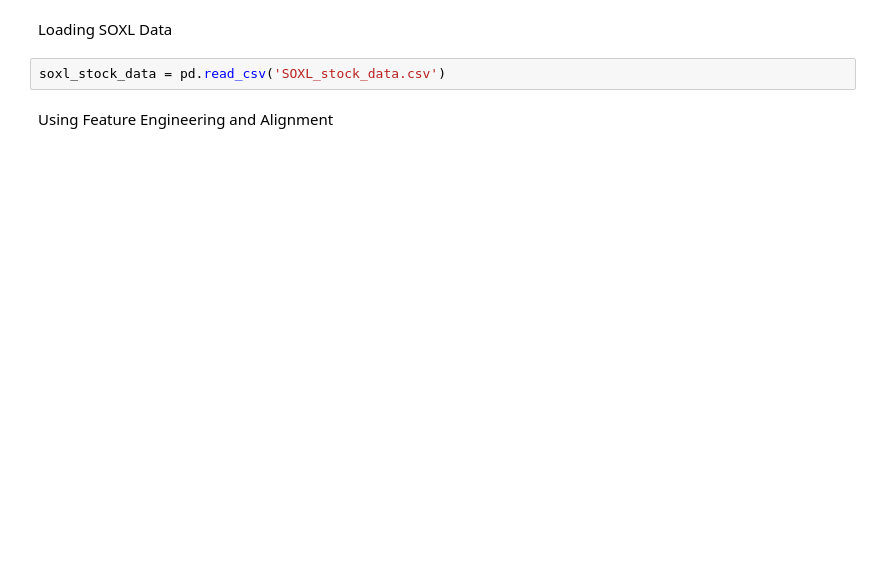
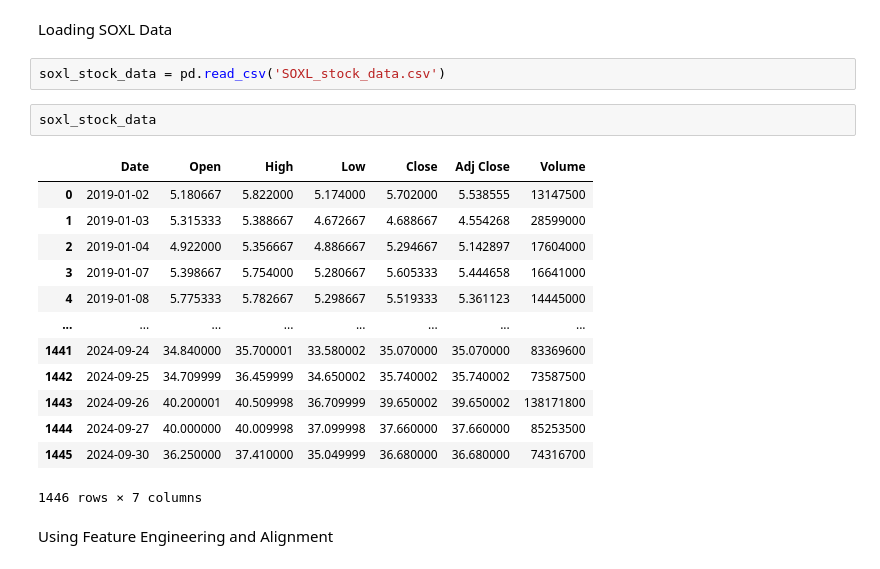
Before and after one commit to rbidini/DeepLearnProject, a Jupyter notebook: Project Submission.ipynb, the cells around one changed output. Saved outputs shown, nothing was run; the diff lists cells and outputs as text; blank space fills up the shorter version.

```diff
--- a/Project Submission.ipynb
+++ b/Project Submission.ipynb
@@ -341,5 +453,21 @@ Please note that authentication is recommended but still optional to access publ
 Loading SOXL Data
 # %%
 soxl_stock_data = pd.read_csv('SOXL_stock_data.csv')
+# %%
+soxl_stock_data
+# %% [output]
+|  | Date | Open | High | Low | Close | Adj Close | Volume |
+| 0 | 2019-01-02 | 5.180667 | 5.822000 | 5.174000 | 5.702000 | 5.538555 | 13147500 |
+| 1 | 2019-01-03 | 5.315333 | 5.388667 | 4.672667 | 4.688667 | 4.554268 | 28599000 |
+| 2 | 2019-01-04 | 4.922000 | 5.356667 | 4.886667 | 5.294667 | 5.142897 | 17604000 |
+| 3 | 2019-01-07 | 5.398667 | 5.754000 | 5.280667 | 5.605333 | 5.444658 | 16641000 |
+| 4 | 2019-01-08 | 5.775333 | 5.782667 | 5.298667 | 5.519333 | 5.361123 | 14445000 |
+| ... | ... | ... | ... | ... | ... | ... | ... |
+| 1441 | 2024-09-24 | 34.840000 | 35.700001 | 33.580002 | 35.070000 | 35.070000 | 83369600 |
+| 1442 | 2024-09-25 | 34.709999 | 36.459999 | 34.650002 | 35.740002 | 35.740002 | 73587500 |
+| 1443 | 2024-09-26 | 40.200001 | 40.509998 | 36.709999 | 39.650002 | 39.650002 | 138171800 |
+| 1444 | 2024-09-27 | 40.000000 | 40.009998 | 37.099998 | 37.660000 | 37.660000 | 85253500 |
+| 1445 | 2024-09-30 | 36.250000 | 37.410000 | 35.049999 | 36.680000 | 36.680000 | 74316700 |
+1446 rows × 7 columns
 # %% [markdown]
 Using Feature Engineering and Alignment
```
Also changed, not shown: parts of 13 cells of this notebook.
